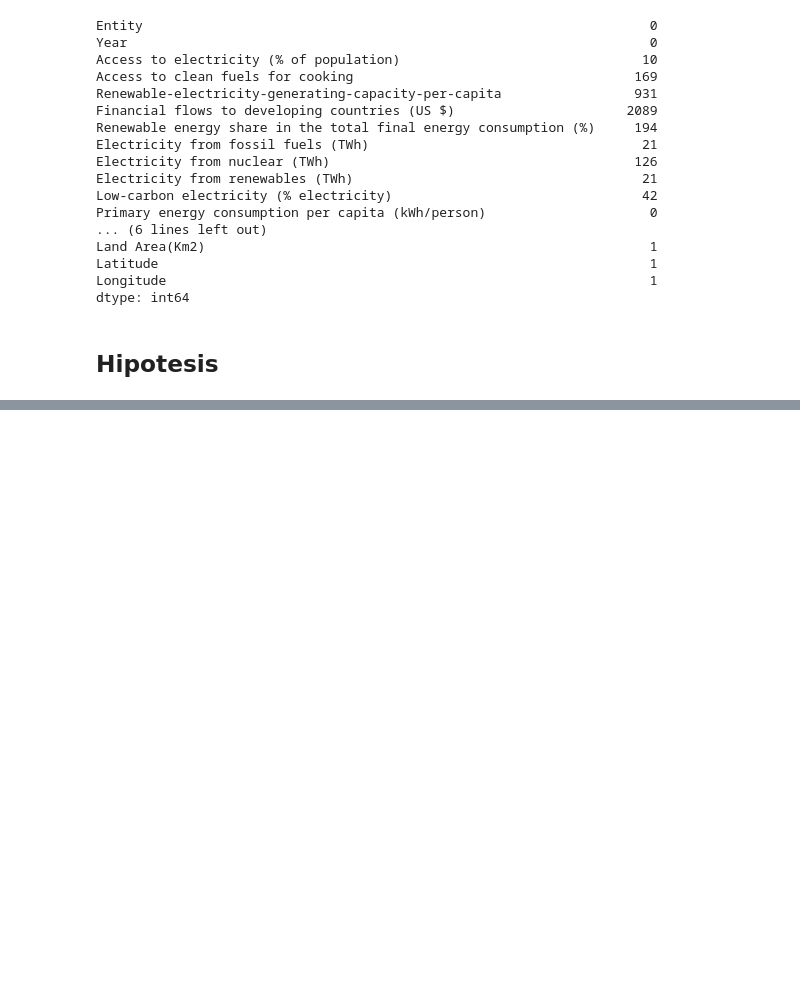
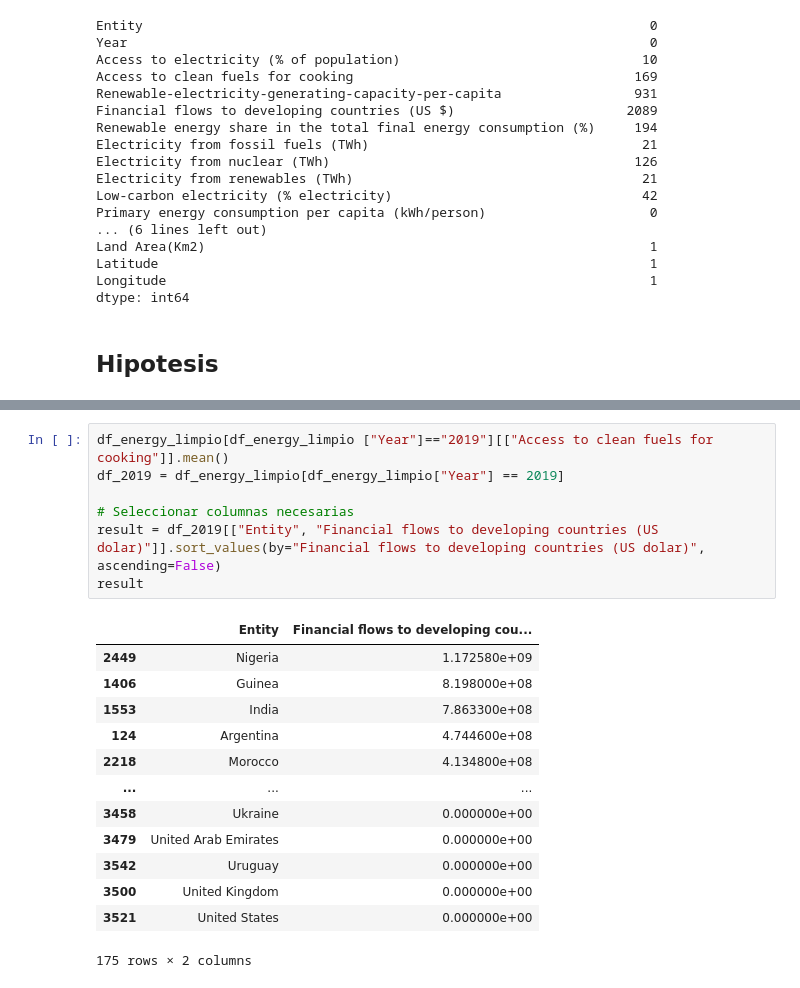
Before and after one commit to Leireal/ENERGIA, a Jupyter notebook: sustainable_energy.ipynb, the cells around one changed output, grey strips where cells are left out. Saved outputs shown, nothing was run; the diff lists cells and outputs as text; blank space fills up the shorter version.

```diff
--- a/sustainable_energy.ipynb
+++ b/sustainable_energy.ipynb
@@ -187,0 +293,21 @@ Relación entre “Renewable energy share in the total final energy consumption
+# %%
+df_energy_limpio[df_energy_limpio ["Year"]=="2019"][["Access to clean fuels for cooking"]].mean()
+df_2019 = df_energy_limpio[df_energy_limpio["Year"] == 2019]
+
+# Seleccionar columnas necesarias
+result = df_2019[["Entity", "Financial flows to developing countries (US dolar)"]].sort_values(by="Financial flows to developing countries (US dolar)", ascending=False)
+result
+# %% [output]
+|  | Entity | Financial flows to developing cou... |
+| 2449 | Nigeria | 1.172580e+09 |
+| 1406 | Guinea | 8.198000e+08 |
+| 1553 | India | 7.863300e+08 |
+| 124 | Argentina | 4.744600e+08 |
+| 2218 | Morocco | 4.134800e+08 |
+| ... | ... | ... |
+| 3458 | Ukraine | 0.000000e+00 |
+| 3479 | United Arab Emirates | 0.000000e+00 |
+| 3542 | Uruguay | 0.000000e+00 |
+| 3500 | United Kingdom | 0.000000e+00 |
+| 3521 | United States | 0.000000e+00 |
+175 rows × 2 columns
```
Also changed, not shown: parts of 11 cells of this notebook, 1 other file.
